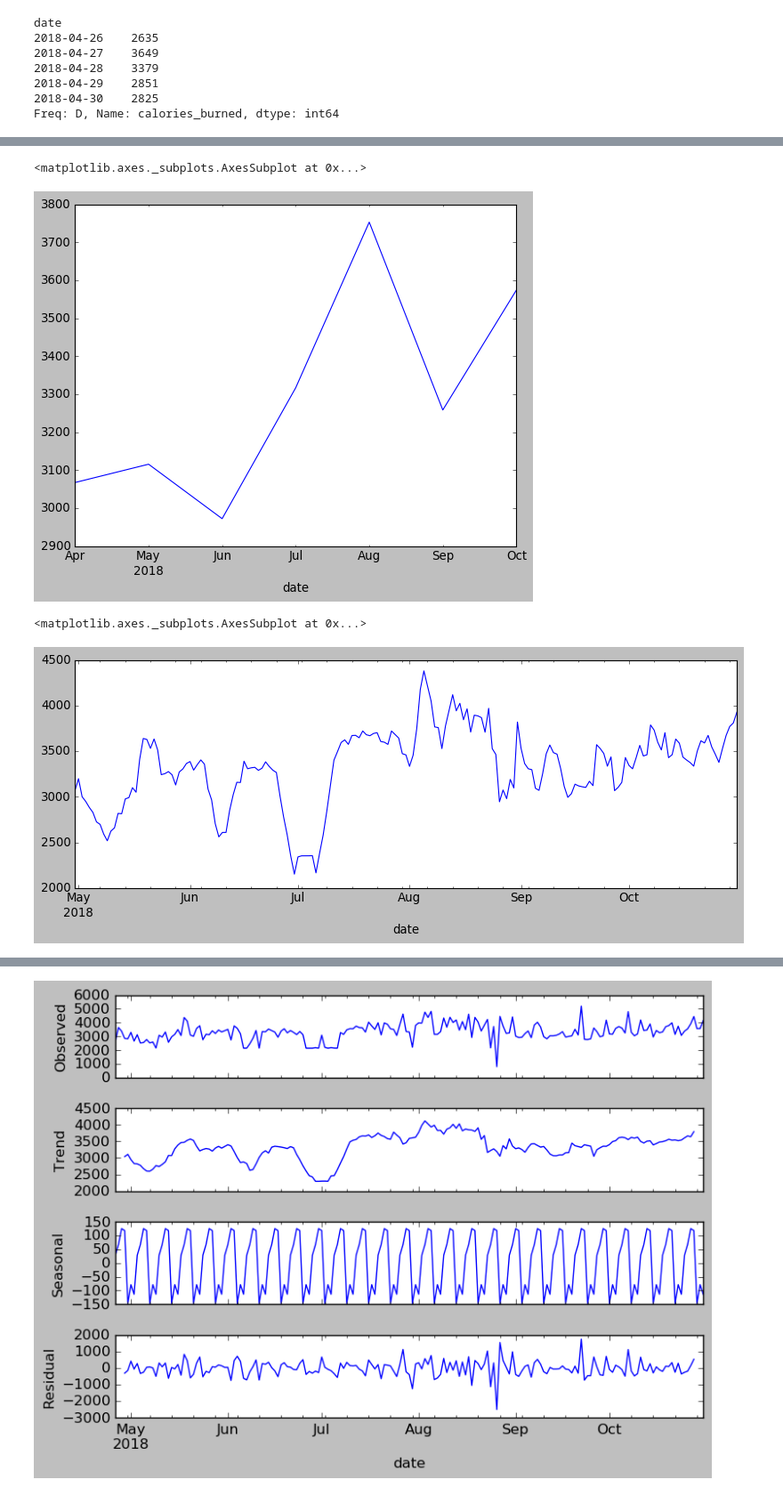
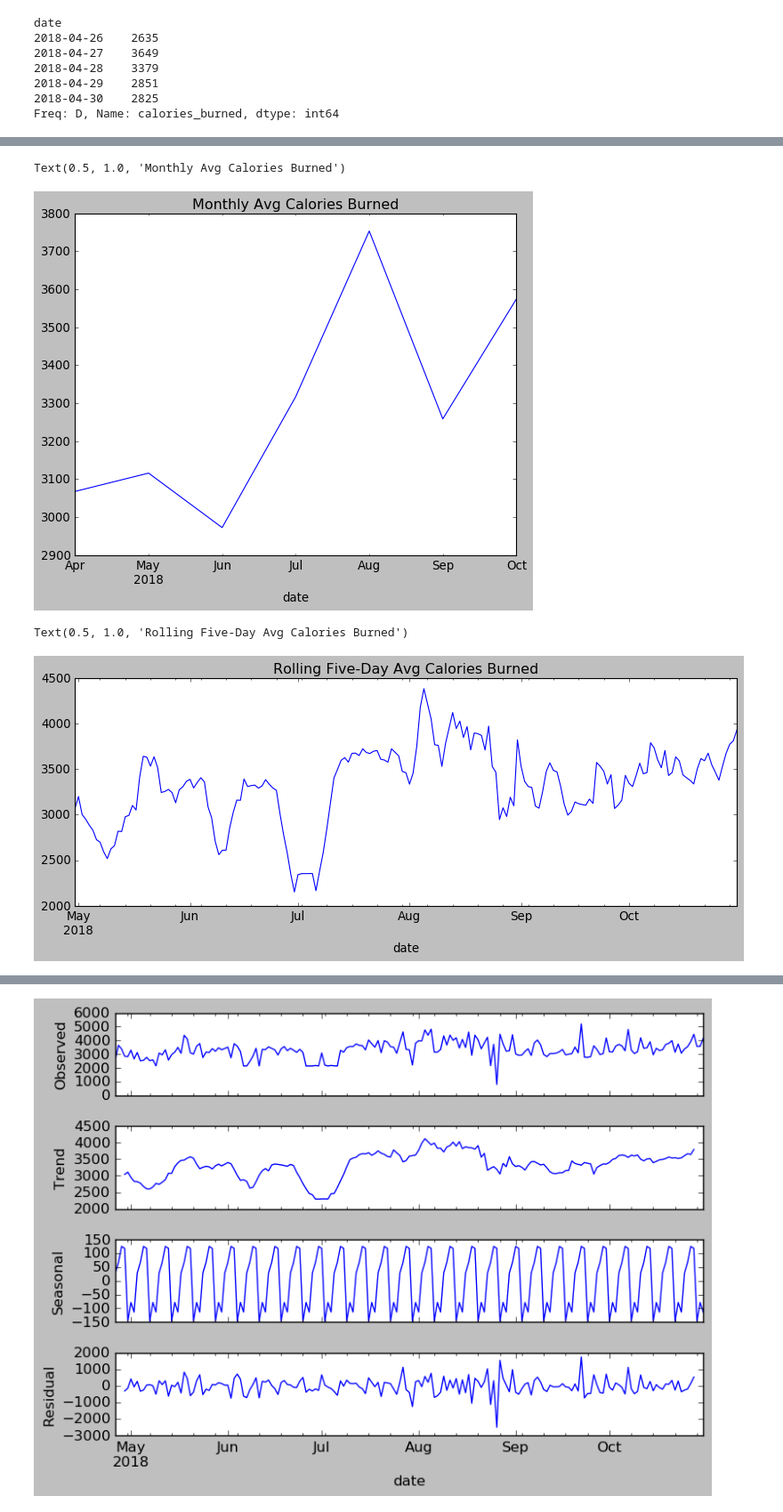
Before and after one commit to time-series-project-ncj/time_series_proj, a Jupyter notebook: Chad_time-series-experimenting.ipynb, the cells around one changed output, grey strips where cells are left out. Shown at 89% size. Cells and saved outputs as stored; diff of their text form; code cells hidden in the pictures.

```diff
--- a/Chad_time-series-experimenting.ipynb
+++ b/Chad_time-series-experimenting.ipynb
@@ -262,12 +272,14 @@ cals.resample('W').mean().plot()
 # %%
 cals.resample('MS').mean().plot()
+plt.title('Monthly Avg Calories Burned')
 # %% [output]
-<matplotlib.axes._subplots.AxesSubplot at 0x...>
+Text(0.5, 1.0, 'Monthly Avg Calories Burned')
-[figure, old version]
+[figure, new version]
 # %%
 cals.rolling(5).mean().plot(figsize=(12,4))
+plt.title('Rolling Five-Day Avg Calories Burned')
 # %% [output]
-<matplotlib.axes._subplots.AxesSubplot at 0x...>
+Text(0.5, 1.0, 'Rolling Five-Day Avg Calories Burned')
-[figure, old version]
+[figure, new version]
 # %%
 cals.diff(periods=10).plot(figsize=(12,4))
```
Also changed, not shown: parts of 39 cells of this notebook.
